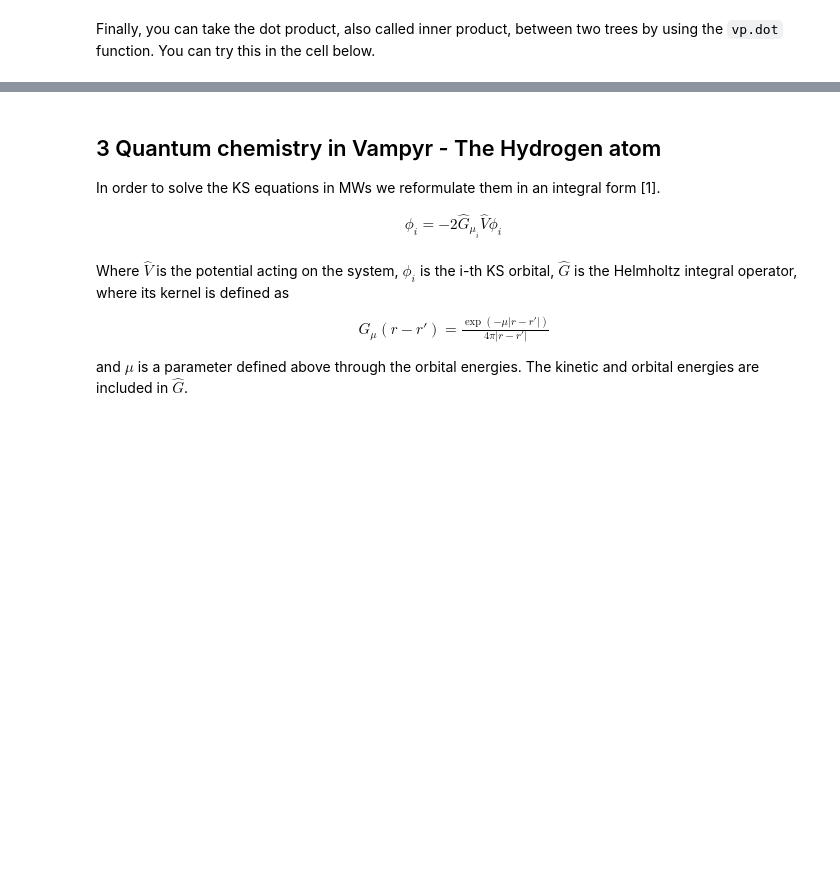
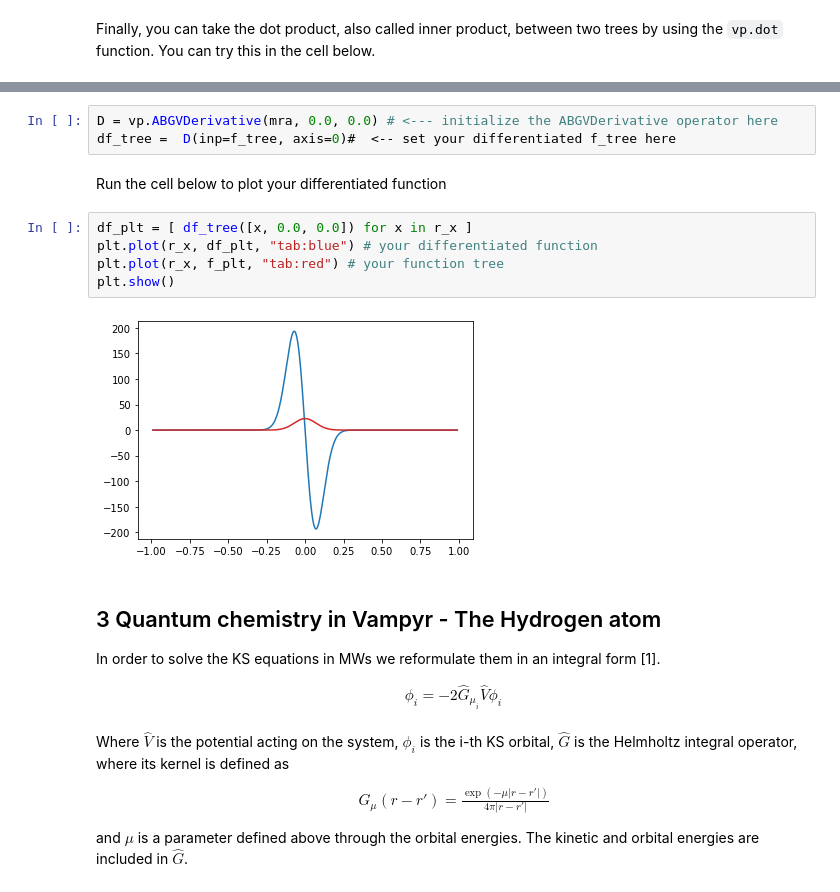
Before and after one commit to ENCCS/veloxchem-workshop, a Jupyter notebook: content/notebooks/solutions/vampyr-scf.ipynb, the cells around one changed output, grey strips where cells are left out. Saved outputs shown, nothing was run; the diff lists cells and outputs as text; blank space fills up the shorter version.

Commit message:
Add operator part to tutorial

```diff
--- a/content/notebooks/solutions/vampyr-scf.ipynb
+++ b/content/notebooks/solutions/vampyr-scf.ipynb
@@ -159,3 +165,15 @@ vp.dot(g_tree, f_tree)
+# %%
+D = vp.ABGVDerivative(mra, 0.0, 0.0) # <--- initialize the ABGVDerivative operator here
+df_tree =  D(inp=f_tree, axis=0)#  <-- set your differentiated f_tree here
+# %% [markdown]
+Run the cell below to plot your differentiated function
+# %%
+df_plt = [ df_tree([x, 0.0, 0.0]) for x in r_x ]
+plt.plot(r_x, df_plt, "tab:blue") # your differentiated function
+plt.plot(r_x, f_plt, "tab:red") # your function tree
+plt.show()
+# %% [output]
+[figure, added]
 # %% [markdown]
 ## 3 Quantum chemistry in Vampyr - The Hydrogen atom
 
```
Also changed, not shown: parts of 6 cells of this notebook, 1 other file.
